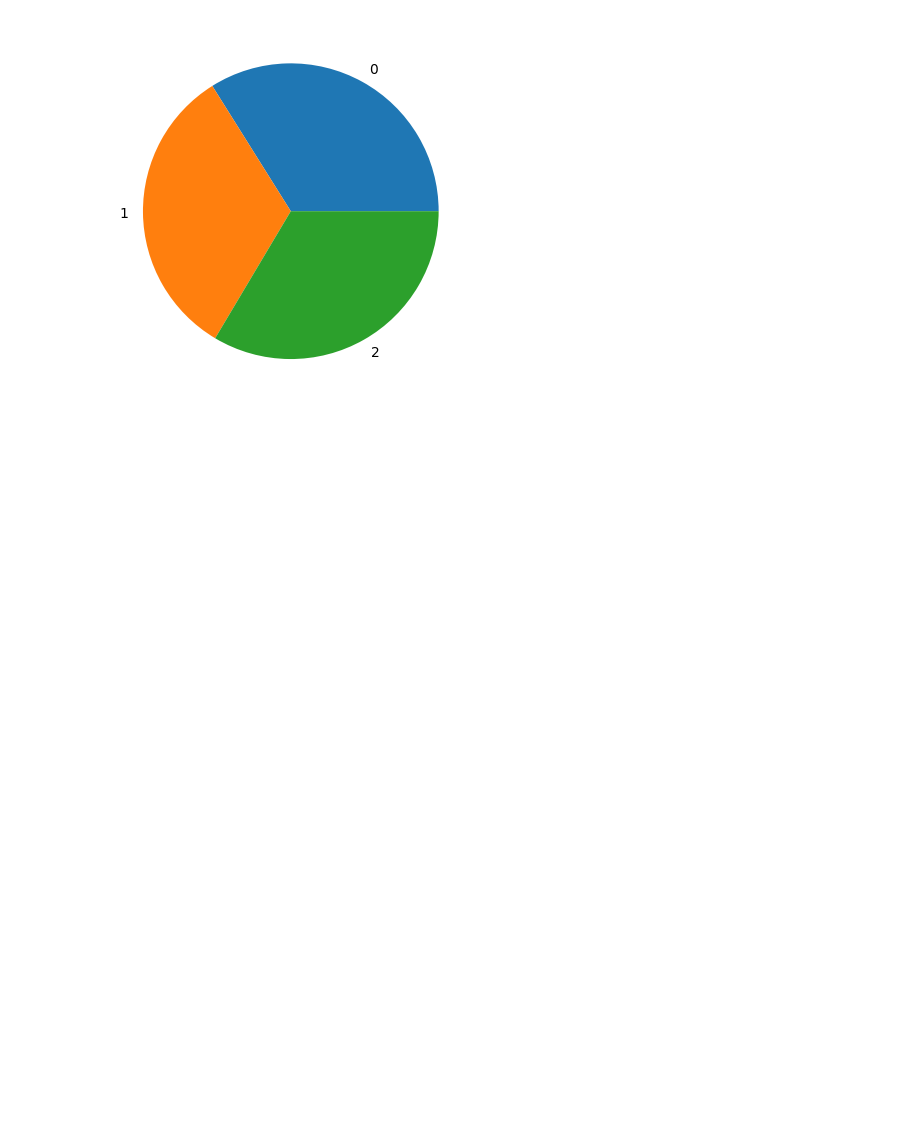
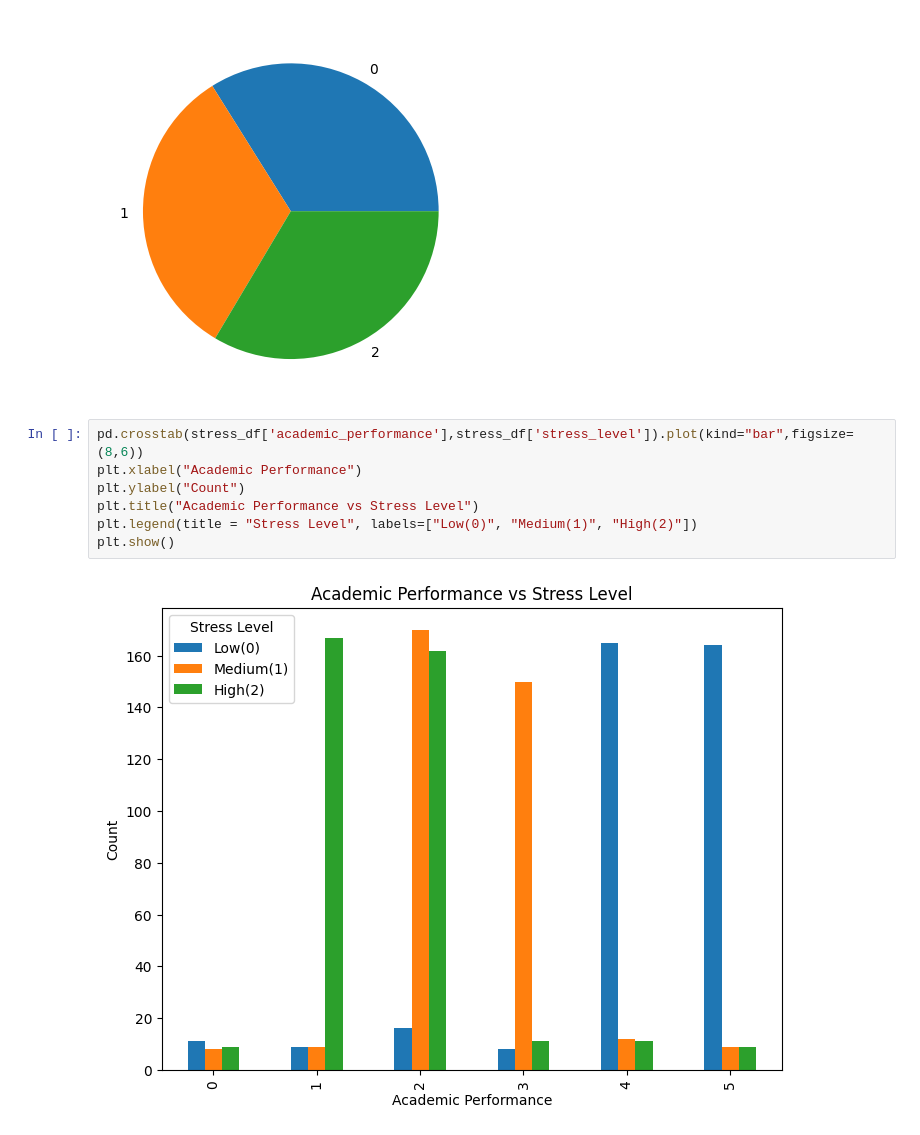
Before and after one commit to ryakkalauncc/3162project1, a Jupyter notebook: ITCS3162Project1.ipynb, the cells around one changed output. Drawn from its saved outputs; the diff is of its cells as text; blank space fills up the shorter version.

```diff
--- a/ITCS3162Project1.ipynb
+++ b/ITCS3162Project1.ipynb
@@ -117,3 +117,12 @@ plt.ylabel("")
 plt.show()
 # %% [output]
 [figure]
+# %%
+pd.crosstab(stress_df['academic_performance'],stress_df['stress_level']).plot(kind="bar",figsize=(8,6))
+plt.xlabel("Academic Performance")
+plt.ylabel("Count")
+plt.title("Academic Performance vs Stress Level")
+plt.legend(title = "Stress Level", labels=["Low(0)", "Medium(1)", "High(2)"])
+plt.show()
+# %% [output]
+[figure, added]
```
